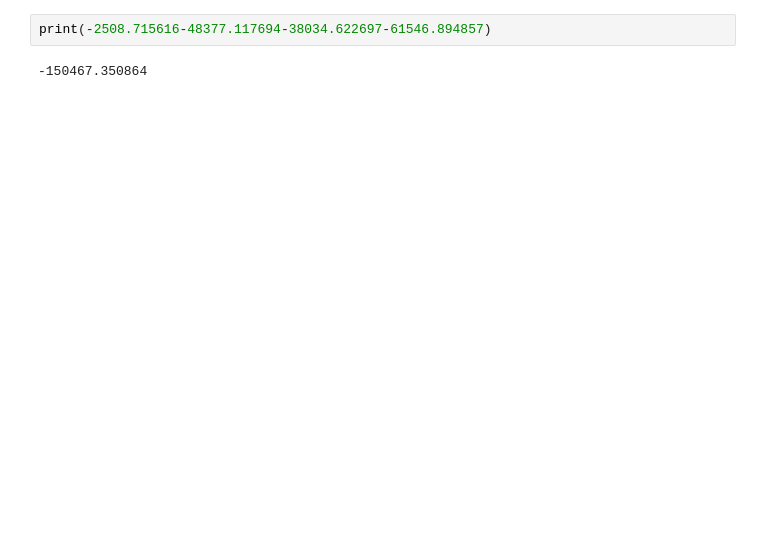
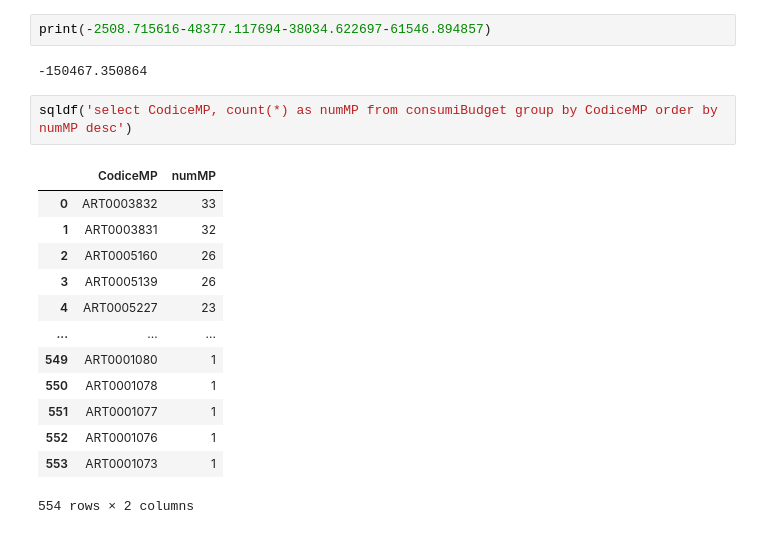
Before and after one commit to VinciGit00/SCGProject, a Jupyter notebook: Datasets/DataElaboration/TotaleDavidExtended.ipynb, the cells around one changed output. Saved outputs shown, nothing was run; the diff lists cells and outputs as text; blank space fills up the shorter version.

```diff
--- a/Datasets/DataElaboration/TotaleDavidExtended.ipynb
+++ b/Datasets/DataElaboration/TotaleDavidExtended.ipynb
@@ -1039,3 +1039,19 @@ pd.DataFrame(data)
 print(-2508.715616-48377.117694-38034.622697-61546.894857)
 # %% [output]
 -150467.350864
+# %%
+sqldf('select CodiceMP, count(*) as numMP from consumiBudget group by CodiceMP order by numMP desc')
+# %% [output]
+|  | CodiceMP | numMP |
+| 0 | ART0003832 | 33 |
+| 1 | ART0003831 | 32 |
+| 2 | ART0005160 | 26 |
+| 3 | ART0005139 | 26 |
+| 4 | ART0005227 | 23 |
+| ... | ... | ... |
+| 549 | ART0001080 | 1 |
+| 550 | ART0001078 | 1 |
+| 551 | ART0001077 | 1 |
+| 552 | ART0001076 | 1 |
+| 553 | ART0001073 | 1 |
+554 rows × 2 columns
```
